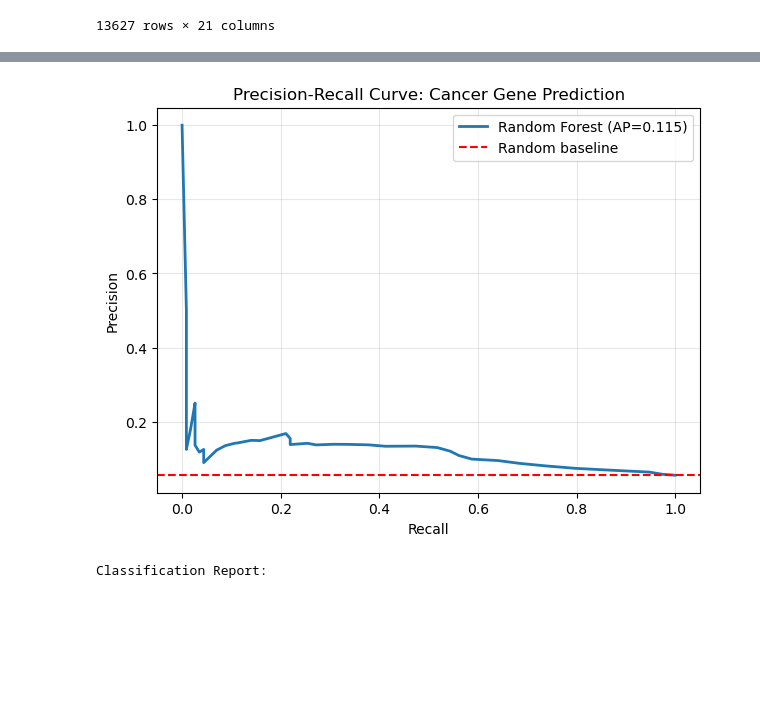
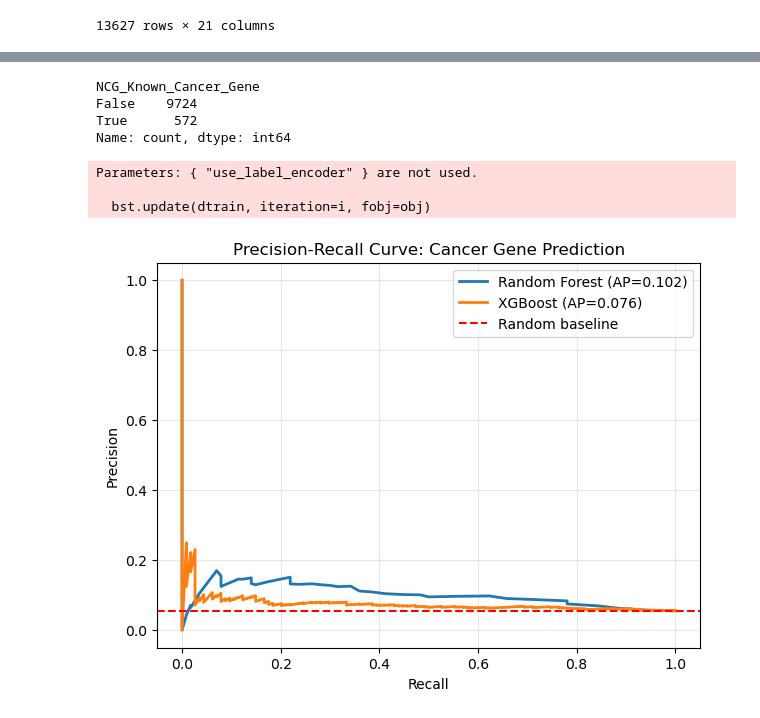
Before and after one commit to egekurt123/gene-embedding, a Jupyter notebook: z-Orthrus-embeddings/RNA_HL.ipynb, the cells around one changed output, grey strips where cells are left out. Saved outputs shown, nothing was run; the diff lists cells and outputs as text; code cells hidden in the pictures; blank space fills up the shorter version.

Commit message:
Add XGBoost

```diff
--- a/z-Orthrus-embeddings/RNA_HL.ipynb
+++ b/z-Orthrus-embeddings/RNA_HL.ipynb
@@ -54,7 +53,7 @@ emogi_predictions
 X_flat = rna_hl_human['X'].reshape(rna_hl_human['X'].shape[0], -1)
 
 # Run PCA
-n_components = 128  # or any number you want
+n_components = 1024  # or any number you want
 pca = PCA(n_components=n_components)
 X_pca = pca.fit_transform(X_flat)
 
@@ -91,48 +95,62 @@ merged
+# %%
+merged['NCG_Known_Cancer_Gene'].value_counts()
+# %% [output]
+NCG_Known_Cancer_Gene
+False    9724
+True      572
+Name: count, dtype: int64
 # %%
 from sklearn.model_selection import train_test_split
 from sklearn.ensemble import RandomForestClassifier
 from sklearn.metrics import precision_recall_curve, average_precision_score, classification_report
 from sklearn.preprocessing import LabelEncoder
 import matplotlib.pyplot as plt
 import pandas as pd
 
+# Add XGBoost
+from xgboost import XGBClassifier
+
 # Prepare features and target
 X = merged.drop('NCG_Known_Cancer_Gene', axis=1)
 y = merged['NCG_Known_Cancer_Gene']
 
-# Encode target if it's not boolean
 le = LabelEncoder()
 y_encoded = le.fit_transform(y)
 
 # Train-test split (80-20, stratified)
 X_train, X_test, y_train, y_test = train_test_split(
     X, y_encoded, test_size=0.2, random_state=42, stratify=y_encoded
 )
 
-# Train a classifier
-clf = RandomForestClassifier(n_estimators=100, random_state=42)
-clf.fit(X_train, y_train)
+# Train Random Forest
+clf_rf = RandomForestClassifier(n_estimators=100, random_state=42)
+clf_rf.fit(X_train, y_train)
+y_prob_rf = clf_rf.predict_proba(X_test)[:, 1]
 
-# Predict probabilities for the positive class
-y_prob = clf.predict_proba(X_test)[:, 1]
+# Train XGBoost
+clf_xgb = XGBClassifier(n_estimators=100, random_state=42, use_label_encoder=False, eval_metric='logloss')
+clf_xgb.fit(X_train, y_train)
+y_prob_xgb = clf_xgb.predict_proba(X_test)[:, 1]
 
-# Precision-recall curve
-precision, recall, _ = precision_recall_curve(y_test, y_prob)
-ap_score = average_precision_score(y_test, y_prob)
+# Precision-recall curves
+precision_rf, recall_rf, _ = precision_recall_curve(y_test, y_prob_rf)
+ap_score_rf = average_precision_score(y_test, y_prob_rf)
+
+precision_xgb, recall_xgb, _ = precision_recall_curve(y_test, y_prob_xgb)
+ap_score_xgb = average_precision_score(y_test, y_prob_xgb)
 
 plt.figure(figsize=(7, 5))
-plt.plot(recall, precision, label=f'Random Forest (AP={ap_score:.3f})', linewidth=2)
+plt.plot(recall_rf, precision_rf, label=f'Random Forest (AP={ap_score_rf:.3f})', linewidth=2)
+plt.plot(recall_xgb, precision_xgb, label=f'XGBoost (AP={ap_score_xgb:.3f})', linewidth=2)
 plt.axhline(y=sum(y_test)/len(y_test), color='red', linestyle='--', label='Random baseline')
 plt.xlabel('Recall')
 plt.ylabel('Precision')
 plt.title('Precision-Recall Curve: Cancer Gene Prediction')
 plt.legend()
 plt.grid(True, alpha=0.3)
 plt.show()
-
-# Print classification report
-y_pred = clf.predict(X_test)
-print("Classification Report:")
 # %% [output]
+Parameters: { "use_label_encoder" } are not used.
+
+  bst.update(dtrain, iteration=i, fobj=obj)
-[figure, old version]
+[figure, new version]
-Classification Report:
```
Also changed, not shown: parts of 4 cells of this notebook, 1 other file.
